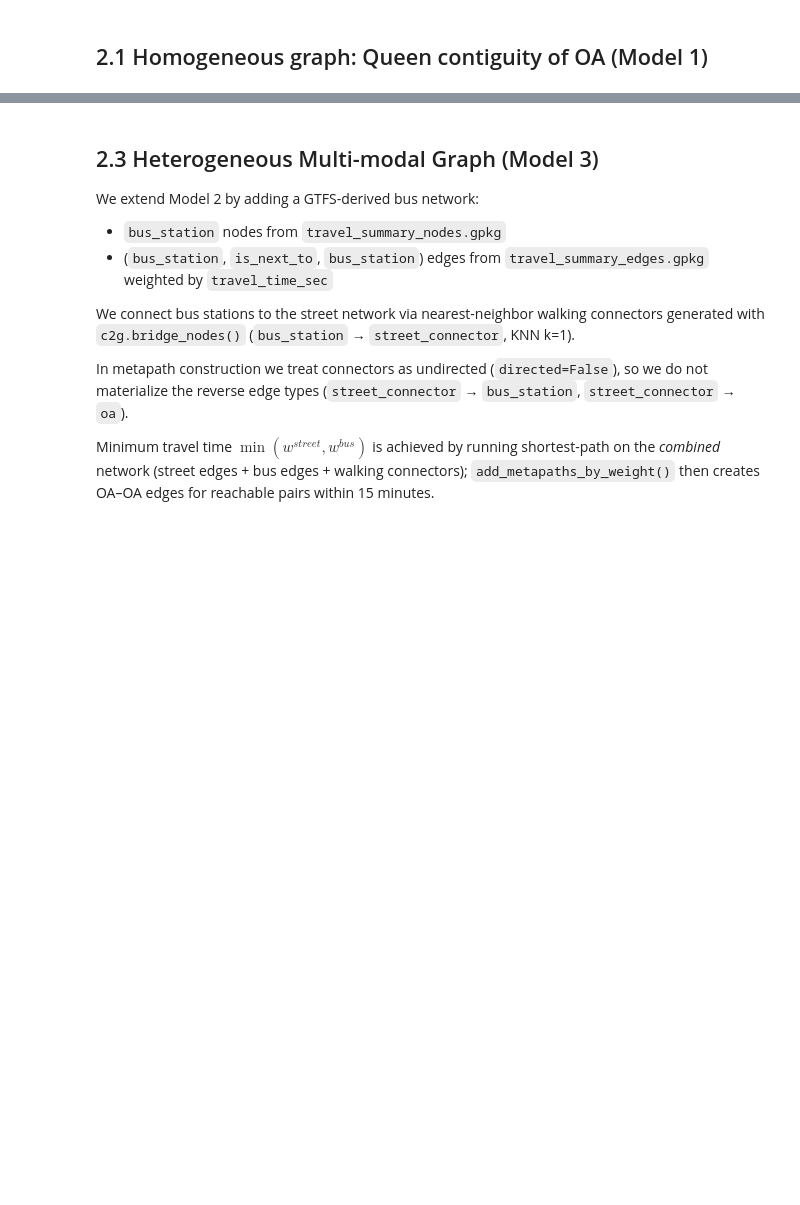
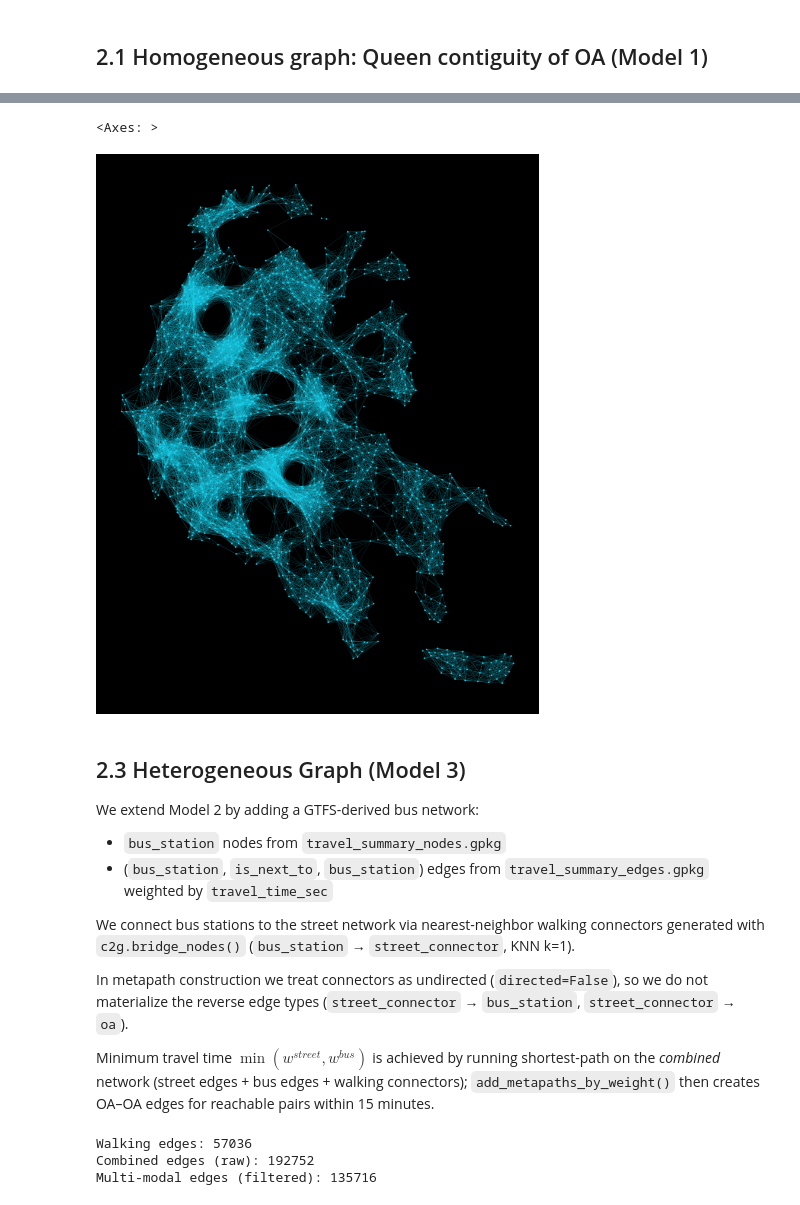
Before and after one commit to c2g-dev/city2graph-case-study, a Jupyter notebook: notebooks/02_graph_construction.ipynb, the cells around one changed output, grey strips where cells are left out. Cells and saved outputs as stored; diff of their text form; code cells hidden in the pictures; blank space fills up the shorter version.

```diff
--- a/notebooks/02_graph_construction.ipynb
+++ b/notebooks/02_graph_construction.ipynb
@@ -276,3 +310,7 @@ c2g.plot_graph(nodes=None, edges=hetero_edges_street)
 # %%
-c2g.plot_graph(nodes=hetero_nodes_street["oa"],
-edges=hetero_edges_street[("oa", "M_15min_walk", "oa")], edge_alpha=0.1)
+c2g.plot_graph(
+    nodes=hetero_nodes_walk["oa"],
+    edges=hetero_edges_walk[("oa", "15_min_walk", "oa")], edge_alpha=0.1)
+# %% [output]
+<Axes: >
+[figure, added]
@@ -279,5 +337,5 @@ edges=hetero_edges_street[("oa", "M_15min_walk", "oa")], edge_alpha=0.1)
 # %% [markdown]
-## 2.3 Heterogeneous Multi-modal Graph (Model 3)
+## 2.3 Heterogeneous Graph (Model 3)
 
 We extend Model 2 by adding a GTFS-derived bus network:
 - `bus_station` nodes from `travel_summary_nodes.gpkg`
@@ -321,12 +379,10 @@ hetero_edges_multi.update(bridged_edges)
 hetero_edges_multi[('oa', 'is_nearby', 'street_connector')]["travel_time_sec"] = bridged_edges[('oa', 'is_nearby', 'street_connector')].length / WALKING_SPEED_MPS
 hetero_edges_multi[('bus_station', 'is_nearby', 'street_connector')]["travel_time_sec"] = bridged_edges[('bus_station', 'is_nearby', 'street_connector')].length / WALKING_SPEED_MPS
 # %%
-# 1. Get the baseline walking edges (from Model 2)
-# We assume hetero_edges_street exists and has populated 'M_15min_walk'.
-walking_edges = hetero_edges_street[("oa", "M_15min_walk", "oa")]
+# Get the baseline walking edges (from Model 2)
+walking_edges = hetero_edges_walk[("oa", "15_min_walk", "oa")]
 
-# 2. Compute the combined (Multi-modal) edges
-# Use a temp relation name first
+# Compute the combined (Multi-modal) edges
 hetero_nodes_multi, hetero_edges_multi = c2g.add_metapaths_by_weight(
     nodes=hetero_nodes_multi,
     edges=hetero_edges_multi,
@@ -345,18 +401,20 @@ hetero_nodes_multi, hetero_edges_multi = c2g.add_metapaths_by_weight(
 
 combined_edges = hetero_edges_multi.pop(("oa", "M_15min_combined_raw", "oa"))
 
-# 3. Filter: Remove edges that are in walking_edges
-# We use the index (from_node, to_node) for comparison.
-# Note: The indices might be integers or strings. We ensure alignment.
+# Remove edges that are in walking_edges (exclude walking-only edges)
 common_index = combined_edges.index.intersection(walking_edges.index)
 transit_only_edges = combined_edges.drop(common_index)
 
-# 4. Assign to final dictionaries
-hetero_edges_multi[("oa", "M_15min_walk", "oa")] = walking_edges
-hetero_edges_multi[("oa", "M_15min_multi", "oa")] = transit_only_edges
+# Assign to final dictionaries
+hetero_edges_multi[("oa", "15_min_walk", "oa")] = walking_edges
+hetero_edges_multi[("oa", "15_min_multi", "oa")] = transit_only_edges
 
 print(f"Walking edges: {len(walking_edges)}")
 print(f"Combined edges (raw): {len(combined_edges)}")
 print(f"Multi-modal edges (filtered): {len(transit_only_edges)}")
+# %% [output]
+Walking edges: 57036
+Combined edges (raw): 192752
+Multi-modal edges (filtered): 135716
 # %%
 c2g.plot_graph(nodes=hetero_nodes_multi, edges=hetero_edges_multi)
```
Also changed, not shown: parts of 21 cells of this notebook, 4 other files.
